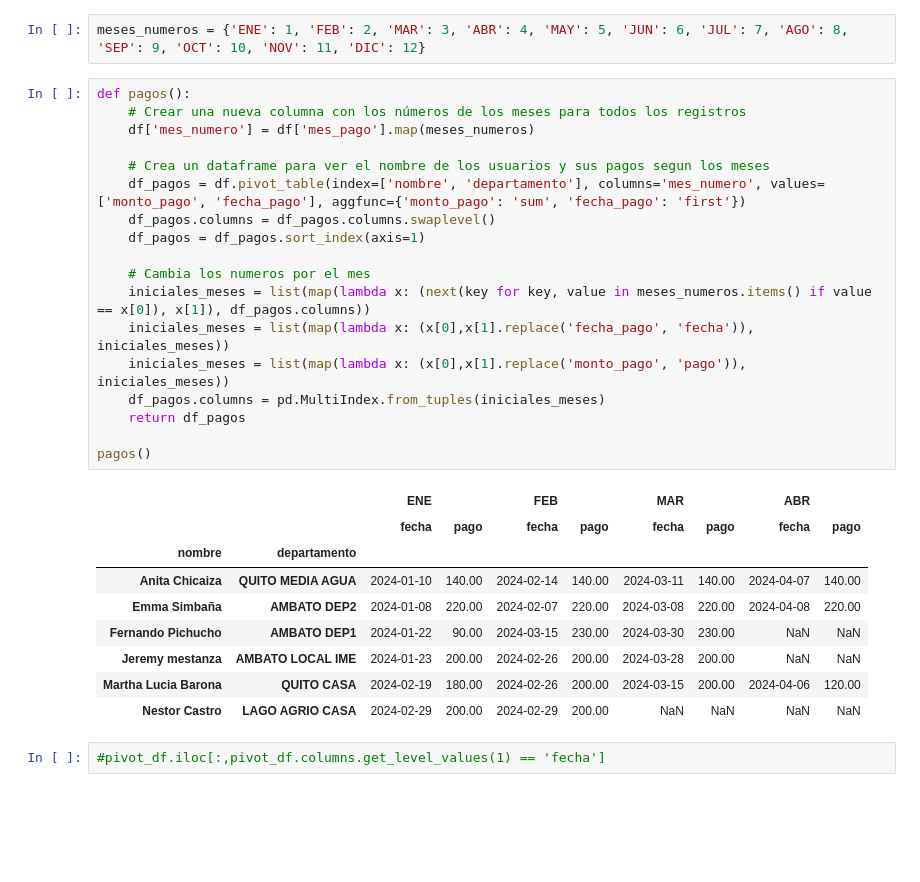
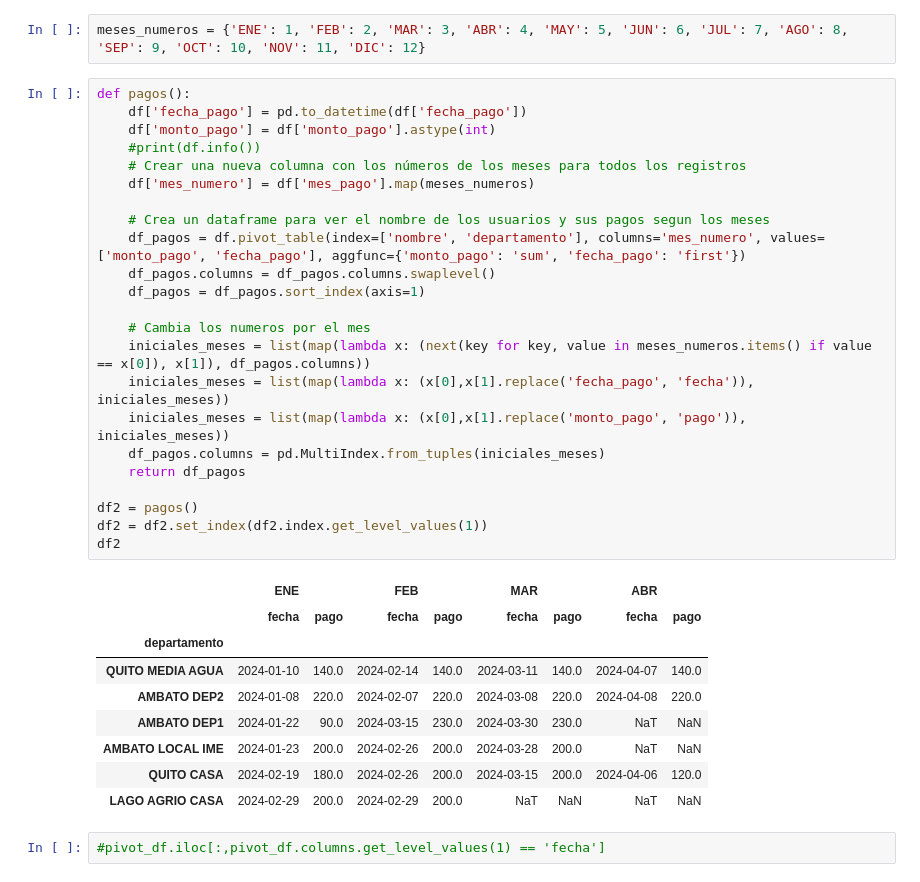
Before and after one commit to Pepool17/Arriendos, a Jupyter notebook: data_base/base_datos.ipynb, the cells around one changed output. Saved outputs shown, nothing was run; the diff lists cells and outputs as text; blank space fills up the shorter version.

Commit message:
show dataframes and image

```diff
--- a/data_base/base_datos.ipynb
+++ b/data_base/base_datos.ipynb
@@ -46,32 +46,37 @@ df.head()
 meses_numeros = {'ENE': 1, 'FEB': 2, 'MAR': 3, 'ABR': 4, 'MAY': 5, 'JUN': 6, 'JUL': 7, 'AGO': 8, 'SEP': 9, 'OCT': 10, 'NOV': 11, 'DIC': 12}
 # %%
 def pagos():
+    df['fecha_pago'] = pd.to_datetime(df['fecha_pago'])
+    df['monto_pago'] = df['monto_pago'].astype(int)
+    #print(df.info())
     # Crear una nueva columna con los números de los meses para todos los registros
     df['mes_numero'] = df['mes_pago'].map(meses_numeros)
 
     # Crea un dataframe para ver el nombre de los usuarios y sus pagos segun los meses
     df_pagos = df.pivot_table(index=['nombre', 'departamento'], columns='mes_numero', values=['monto_pago', 'fecha_pago'], aggfunc={'monto_pago': 'sum', 'fecha_pago': 'first'})
     df_pagos.columns = df_pagos.columns.swaplevel()
     df_pagos = df_pagos.sort_index(axis=1)
 
     # Cambia los numeros por el mes
     iniciales_meses = list(map(lambda x: (next(key for key, value in meses_numeros.items() if value == x[0]), x[1]), df_pagos.columns))
     iniciales_meses = list(map(lambda x: (x[0],x[1].replace('fecha_pago', 'fecha')), iniciales_meses))
     iniciales_meses = list(map(lambda x: (x[0],x[1].replace('monto_pago', 'pago')), iniciales_meses))
     df_pagos.columns = pd.MultiIndex.from_tuples(iniciales_meses)
     return df_pagos
 
-pagos()
+df2 = pagos()
+df2 = df2.set_index(df2.index.get_level_values(1))
+df2
 # %% [output]
-|  |  | ENE |  | FEB |  | MAR |  | ABR |  |
-|  |  | fecha | pago | fecha | pago | fecha | pago | fecha | pago |
-| nombre | departamento |  |  |  |  |  |  |  |  |
-| Anita Chicaiza | QUITO MEDIA AGUA | 2024-01-10 | 140.00 | 2024-02-14 | 140.00 | 2024-03-11 | 140.00 | 2024-04-07 | 140.00 |
-| Emma Simbaña | AMBATO DEP2 | 2024-01-08 | 220.00 | 2024-02-07 | 220.00 | 2024-03-08 | 220.00 | 2024-04-08 | 220.00 |
-| Fernando Pichucho | AMBATO DEP1 | 2024-01-22 | 90.00 | 2024-03-15 | 230.00 | 2024-03-30 | 230.00 | NaN | NaN |
-| Jeremy mestanza | AMBATO LOCAL IME | 2024-01-23 | 200.00 | 2024-02-26 | 200.00 | 2024-03-28 | 200.00 | NaN | NaN |
-| Martha Lucia Barona | QUITO CASA | 2024-02-19 | 180.00 | 2024-02-26 | 200.00 | 2024-03-15 | 200.00 | 2024-04-06 | 120.00 |
-| Nestor Castro | LAGO AGRIO CASA | 2024-02-29 | 200.00 | 2024-02-29 | 200.00 | NaN | NaN | NaN | NaN |
+|  | ENE |  | FEB |  | MAR |  | ABR |  |
+|  | fecha | pago | fecha | pago | fecha | pago | fecha | pago |
+| departamento |  |  |  |  |  |  |  |  |
+| QUITO MEDIA AGUA | 2024-01-10 | 140.0 | 2024-02-14 | 140.0 | 2024-03-11 | 140.0 | 2024-04-07 | 140.0 |
+| AMBATO DEP2 | 2024-01-08 | 220.0 | 2024-02-07 | 220.0 | 2024-03-08 | 220.0 | 2024-04-08 | 220.0 |
+| AMBATO DEP1 | 2024-01-22 | 90.0 | 2024-03-15 | 230.0 | 2024-03-30 | 230.0 | NaT | NaN |
+| AMBATO LOCAL IME | 2024-01-23 | 200.0 | 2024-02-26 | 200.0 | 2024-03-28 | 200.0 | NaT | NaN |
+| QUITO CASA | 2024-02-19 | 180.0 | 2024-02-26 | 200.0 | 2024-03-15 | 200.0 | 2024-04-06 | 120.0 |
+| LAGO AGRIO CASA | 2024-02-29 | 200.0 | 2024-02-29 | 200.0 | NaT | NaN | NaT | NaN |
 # %%
 #pivot_df.iloc[:,pivot_df.columns.get_level_values(1) == 'fecha']
 # %%
```
Also changed, not shown: 7 other files.
